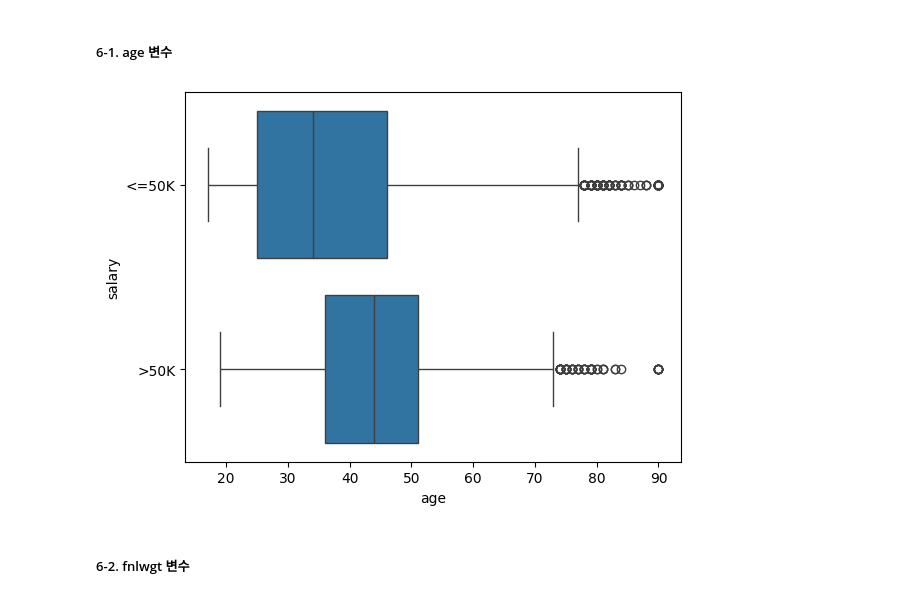
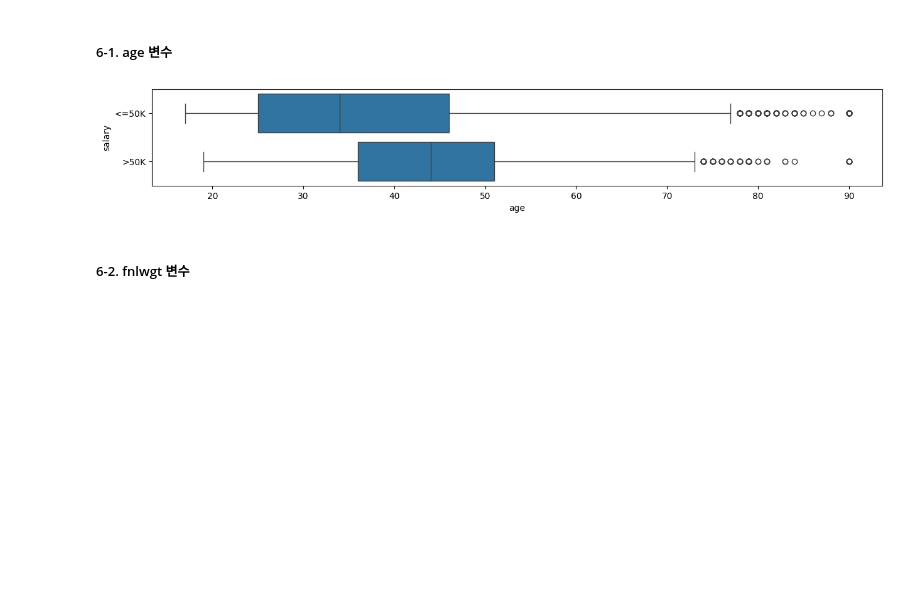
Before and after one commit to joo9810/VSCode, a Jupyter notebook: 통계적 머신러닝/기말 프로젝트 10조.ipynb, the cells around one changed output. Drawn from its saved outputs; the diff is of its cells as text; code cells hidden in the pictures; blank space fills up the shorter version.

```diff
--- a/통계적 머신러닝/기말 프로젝트 10조.ipynb
+++ b/통계적 머신러닝/기말 프로젝트 10조.ipynb
@@ -307,9 +319,10 @@ Name: count, dtype: int64
 ##### 6-1. age 변수
 # %%
 sns.boxplot(x = 'age', y = 'salary', data = salary)
+plt.rcParams['figure.figsize'] = [15, 2] # [width, height] (inches)
 plt.show()
 # %% [output]
-[figure, old version]
+[figure, new version]
 # %% [markdown]
 ##### 6-2. fnlwgt 변수
 # %%
```
Also changed, not shown: parts of 8 cells of this notebook.
